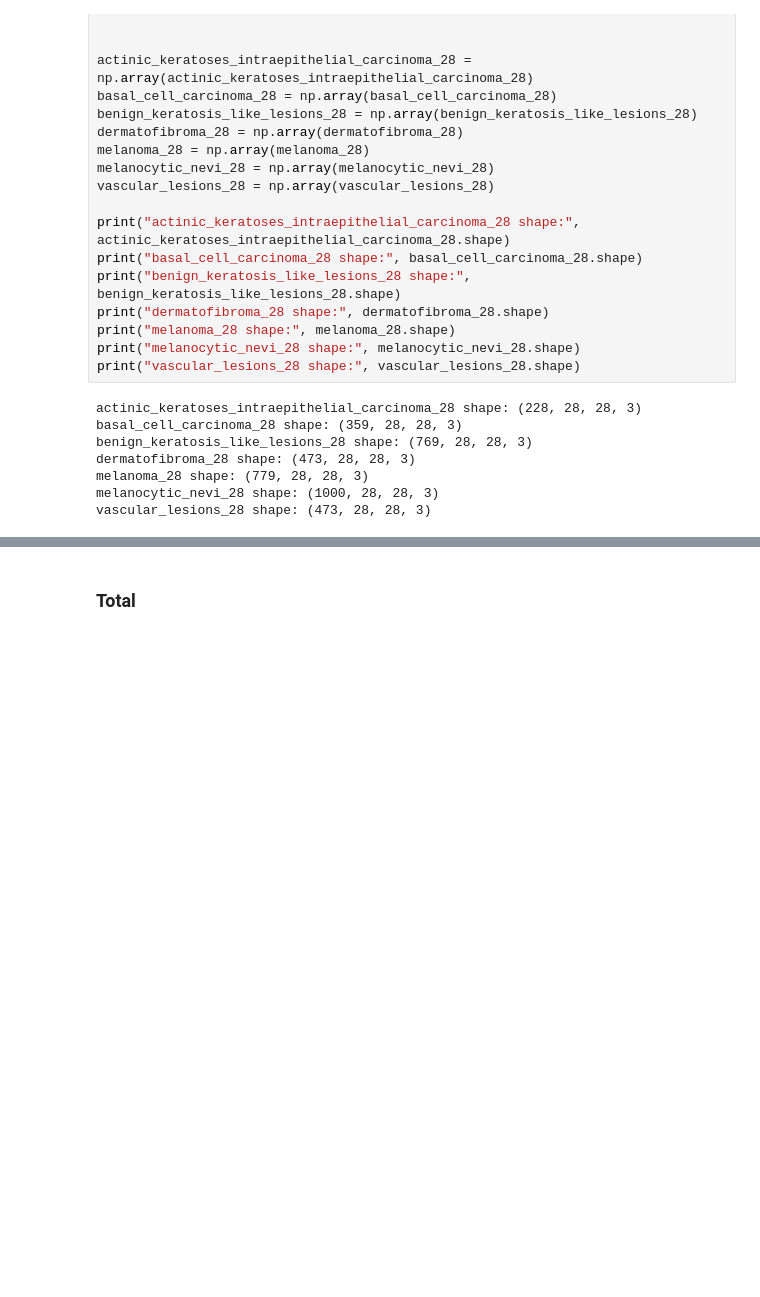
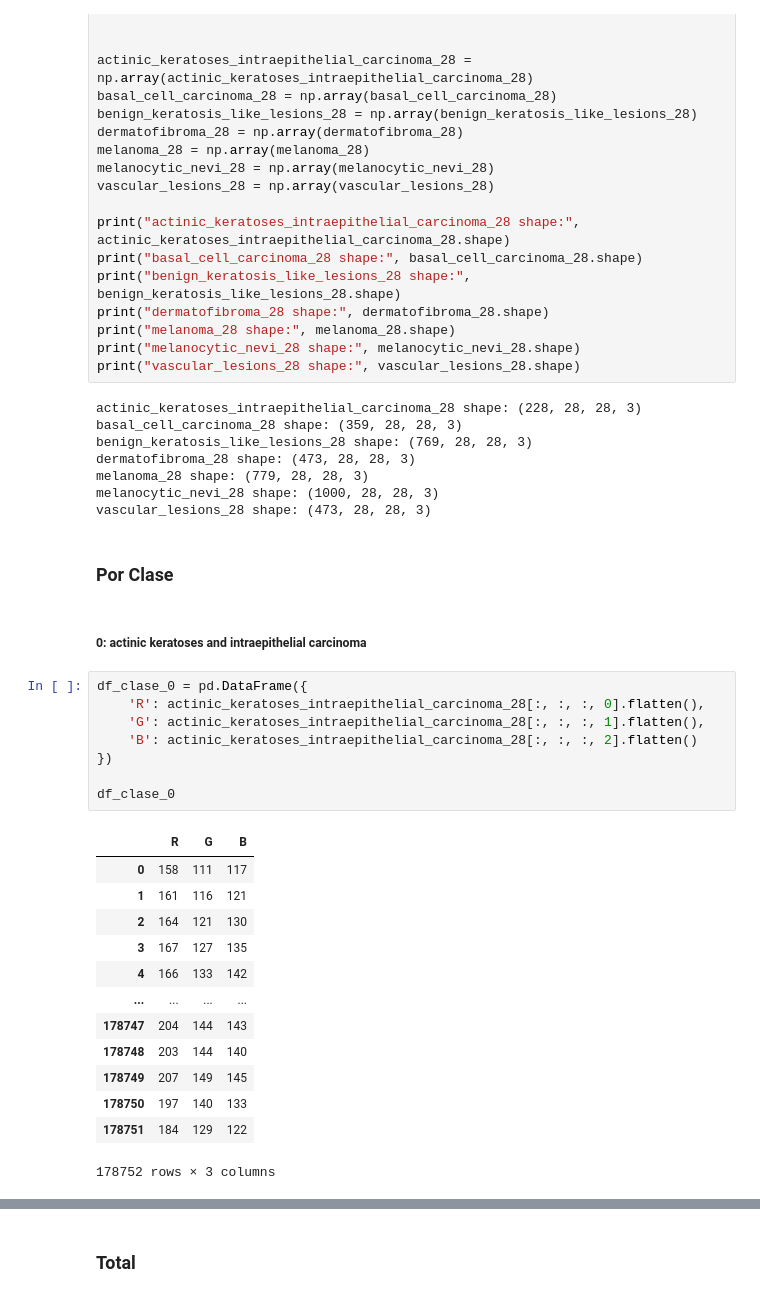
Before and after one commit to matgoni/Dermatology_MNIST, a Jupyter notebook: Chi-cuadrada.ipynb, the cells around one changed output, grey strips where cells are left out. Saved outputs shown, nothing was run; the diff lists cells and outputs as text; blank space fills up the shorter version.

```diff
--- a/Chi-cuadrada.ipynb
+++ b/Chi-cuadrada.ipynb
@@ -173,3 +176,29 @@ dermatofibroma_28 shape: (473, 28, 28, 3)
 melanoma_28 shape: (779, 28, 28, 3)
 melanocytic_nevi_28 shape: (1000, 28, 28, 3)
 vascular_lesions_28 shape: (473, 28, 28, 3)
+# %% [markdown]
+### Por Clase
+# %% [markdown]
+##### 0: actinic keratoses and intraepithelial carcinoma
+# %%
+df_clase_0 = pd.DataFrame({
+    'R': actinic_keratoses_intraepithelial_carcinoma_28[:, :, :, 0].flatten(),
+    'G': actinic_keratoses_intraepithelial_carcinoma_28[:, :, :, 1].flatten(),
+    'B': actinic_keratoses_intraepithelial_carcinoma_28[:, :, :, 2].flatten()
+})
+
+df_clase_0
+# %% [output]
+|  | R | G | B |
+| 0 | 158 | 111 | 117 |
+| 1 | 161 | 116 | 121 |
+| 2 | 164 | 121 | 130 |
+| 3 | 167 | 127 | 135 |
+| 4 | 166 | 133 | 142 |
+| ... | ... | ... | ... |
+| 178747 | 204 | 144 | 143 |
+| 178748 | 203 | 144 | 140 |
+| 178749 | 207 | 149 | 145 |
+| 178750 | 197 | 140 | 133 |
+| 178751 | 184 | 129 | 122 |
+178752 rows × 3 columns
```
Also changed, not shown: parts of 50 cells of this notebook.
